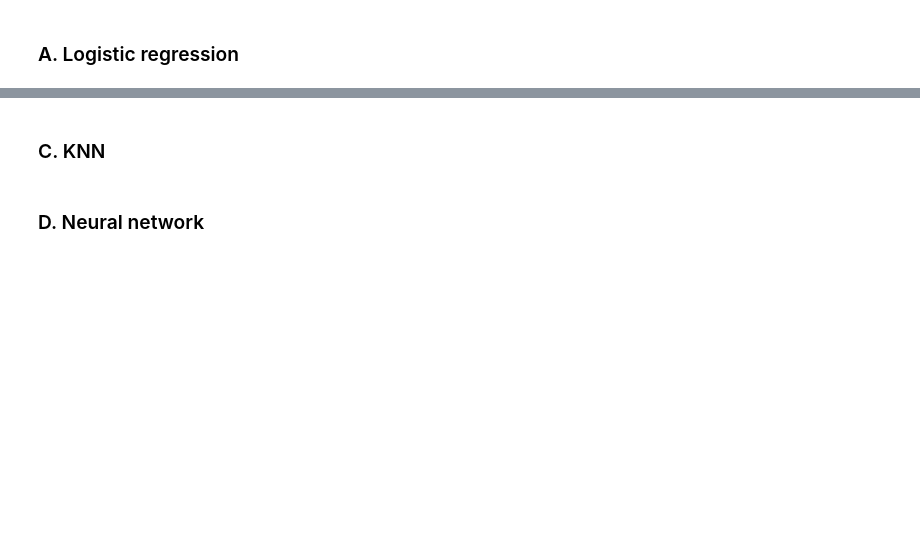
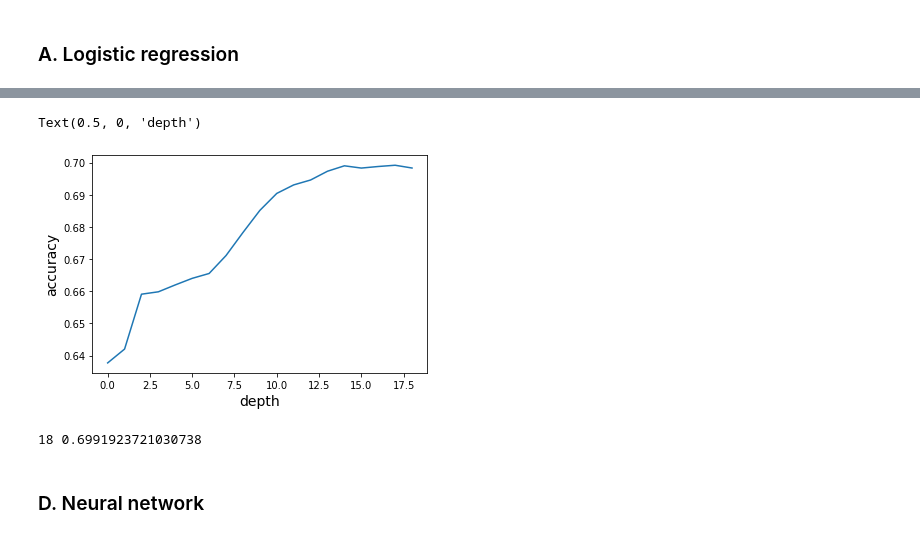
Before and after one commit to tbacha/DMML2019_Team_Apple, a Jupyter notebook: code/Kickstarter_notebook_Team_Apple_ML.ipynb, the cells around one changed output, grey strips where cells are left out. Saved outputs shown, nothing was run; the diff lists cells and outputs as text; code cells hidden in the pictures; blank space fills up the shorter version.

```diff
--- a/code/Kickstarter_notebook_Team_Apple_ML.ipynb
+++ b/code/Kickstarter_notebook_Team_Apple_ML.ipynb
@@ -173,8 +304,10 @@ scores
 # %%
-scores = {}
-for d in range(22,26):
-    RF = RandomForestClassifier(criterion="entropy", n_estimators=15, max_depth=d, random_state=RSEED)
+scores = []
+
+for d in range(1,20):
+    RF = RandomForestClassifier(criterion="entropy", n_estimators=100, max_depth=d, random_state=RSEED)
     RF.fit(X_train, y_train)
-    scores[d] = RF.score(X_test, y_test)
+    scores.append(RF.score(X_test, y_test))
+
 scores
 # %% [output]
@@ -185,18 +333,15 @@ scores
-# %% [markdown]
-### C. KNN<a name="knn"></a>
-# %%
-scores = []
-kMax=0
-for k in range(1, 100, 1):
-    clf = KNeighborsClassifier(n_neighbors=k)
-    clf.fit(X_train, y_train)
-    scores.append(clf.score(X_test, y_test))
-    if clf.score(X_test, y_test) >= max(scores):
-      kMax = k
-plt.plot(range(1, 100, 1), scores)
-plt.ylabel('accuracy', fontsize=15)
-plt.xlabel('$k (knn2)$', fontsize=15)
-print("kMax: ",kMax)
+# %%
+plt.plot(scores)
+plt.ylabel('accuracy', fontsize=14)
+plt.xlabel('depth', fontsize=14)
+# %% [output]
+Text(0.5, 0, 'depth')
+[figure, added]
+# %%
+i = np.argmax(scores)
+print(i+1, scores[i])
+# %% [output]
+18 0.6991923721030738
 # %% [markdown]
 ### D. Neural network<a name="nn"></a>
 # %% [markdown]
```
Also changed, not shown: parts of 28 cells of this notebook, 1 other file.
